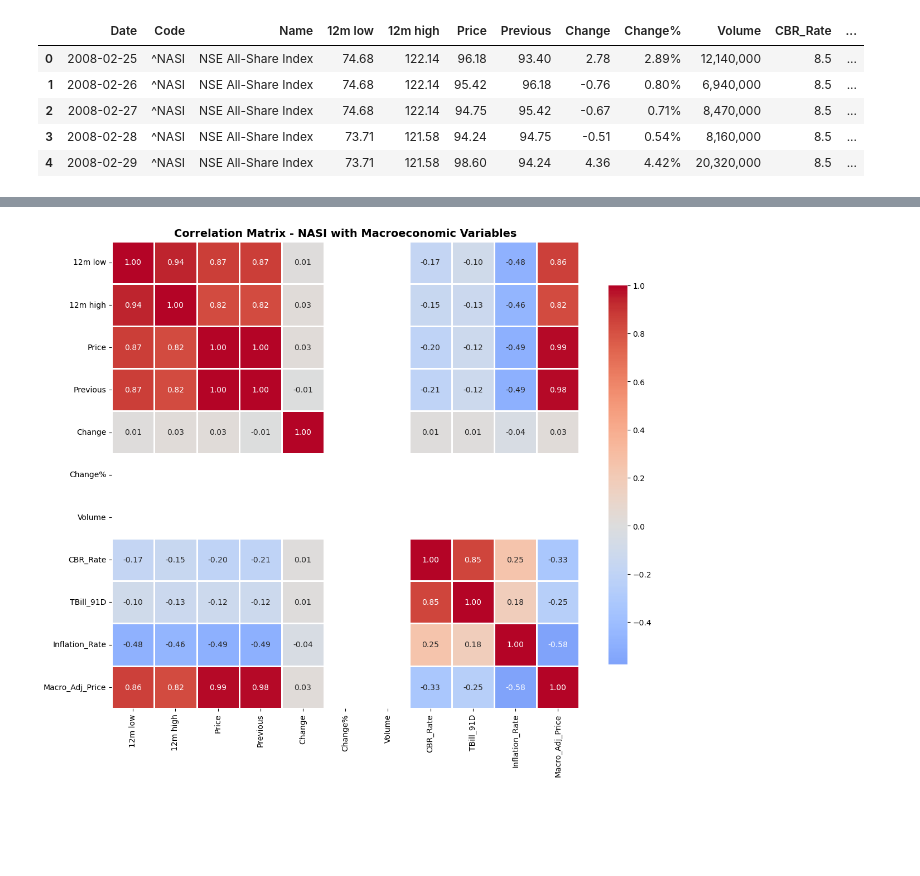
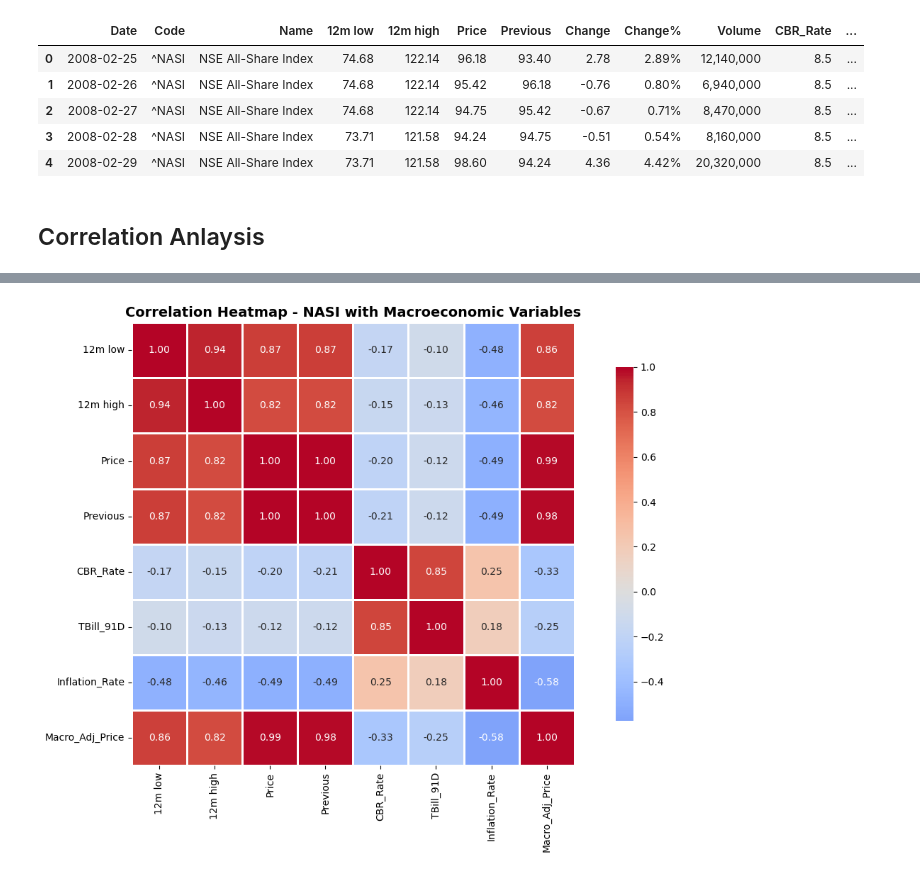
Before and after one commit to clivethiongo/Kenya-Monetary-Policy-Stock-Market, a Jupyter notebook: notebooks/01_data_collection.ipynb, the cells around one changed output, grey strips where cells are left out. Saved outputs shown, nothing was run; the diff lists cells and outputs as text; code cells hidden in the pictures; blank space fills up the shorter version.

```diff
--- a/notebooks/01_data_collection.ipynb
+++ b/notebooks/01_data_collection.ipynb
@@ -338,7 +340,4 @@ final_nasi = final_nasi.drop(columns=['Adjust', 'Adjusted', 'Adjusted price'])
 final_nasi['Macro_Adj_Price'] = final_nasi['Day price'] / (
     (1 + final_nasi['Inflation_Rate'] / 100) *
     (1 + final_nasi['CBR_Rate'] / 100) *
-    (1 + final_nasi['TBill_91D'] / 100)
-)
-
-final_nasi[['Date', 'Day price', 'Adjust', 'Macro_Adj_Price']].head(10)
+    (1 + final_nasi['TBill_91D'] / 100))
@@ -414,6 +401,8 @@ final_nasi.head()
 | 2 | 2008-02-27 | ^NASI | NSE All-Share Index | 74.68 | 122.14 | 94.75 | 95.42 | -0.67 | 0.71% | 8,470,000 | 8.5 | ... |
 | 3 | 2008-02-28 | ^NASI | NSE All-Share Index | 73.71 | 121.58 | 94.24 | 94.75 | -0.51 | 0.54% | 8,160,000 | 8.5 | ... |
 | 4 | 2008-02-29 | ^NASI | NSE All-Share Index | 73.71 | 121.58 | 98.60 | 94.24 | 4.36 | 4.42% | 20,320,000 | 8.5 | ... |
+# %% [markdown]
+## Correlation Anlaysis
 # %%
 # Correlation Analysis - Matrix + flagging strong correlations (>0.7)
 correlation_matrix = final_nasi[[col for col in final_nasi.columns if col not in ['Date', 'Code', 'Name']]].apply(pd.to_numeric, errors='coerce').corr()
@@ -448,13 +437,23 @@ correlation_matrix
 | TBill_91D | -0.099998 | -0.129711 | -0.118419 | -0.118879 | 0.010801 | NaN | NaN | 0.845869 | 1.000000 | 0.179059 | ... |
 | Inflation_Rate | -0.484366 | -0.459122 | -0.493272 | -0.491910 | -0.042617 | NaN | NaN | 0.254477 | 0.179059 | 1.000000 | ... |
 | Macro_Adj_Price | 0.864319 | 0.818993 | 0.985407 | 0.984716 | 0.031250 | NaN | NaN | -0.328042 | -0.251620 | -0.575708 | ... |
-# %%
-# Create a correlation heatmap
-plt.figure(figsize=(12, 10))
-sns.heatmap(correlation_matrix, annot=True, fmt='.2f', cmap='coolwarm', center=0,
-            square=True, linewidths=1, cbar_kws={"shrink": 0.8})
-plt.title('Correlation Matrix - NASI with Macroeconomic Variables', fontsize=14, fontweight='bold')
-plt.tight_layout()
-plt.show()
-# %% [output]
-[figure, removed]
+# %%
+# Create correlation heatmap excluding columns with null values
+plt.figure(figsize=(12, 8))
+
+# Select only numeric columns without NaN values
+numeric_cols = final_nasi[[col for col in final_nasi.columns if col not in ['Date', 'Code', 'Name']]].apply(pd.to_numeric, errors='coerce')
+numeric_cols = numeric_cols.dropna(axis=1, how='any')
+
+# Recalculate correlation matrix for clean columns
+corr_clean = numeric_cols.corr()
+
+# Create heatmap
+sns.heatmap(corr_clean, annot=True, fmt='.2f', cmap='coolwarm', center=0,
+            square=True, linewidths=1, cbar_kws={"shrink": 0.8})
+
+plt.title('Correlation Heatmap - NASI with Macroeconomic Variables', fontsize=14, fontweight='bold')
+plt.tight_layout()
+plt.show()
+# %% [output]
+[figure, added]
```
Also changed, not shown: parts of 5 cells of this notebook.
